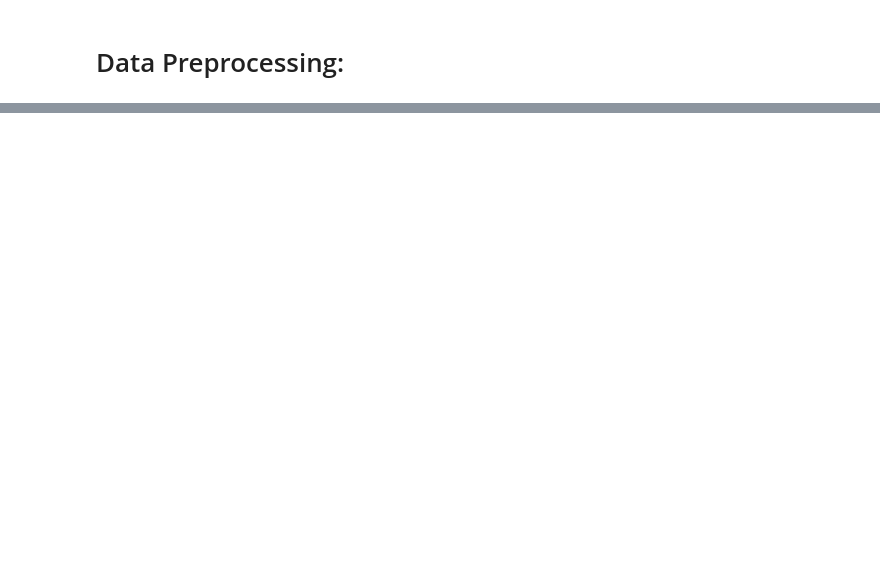
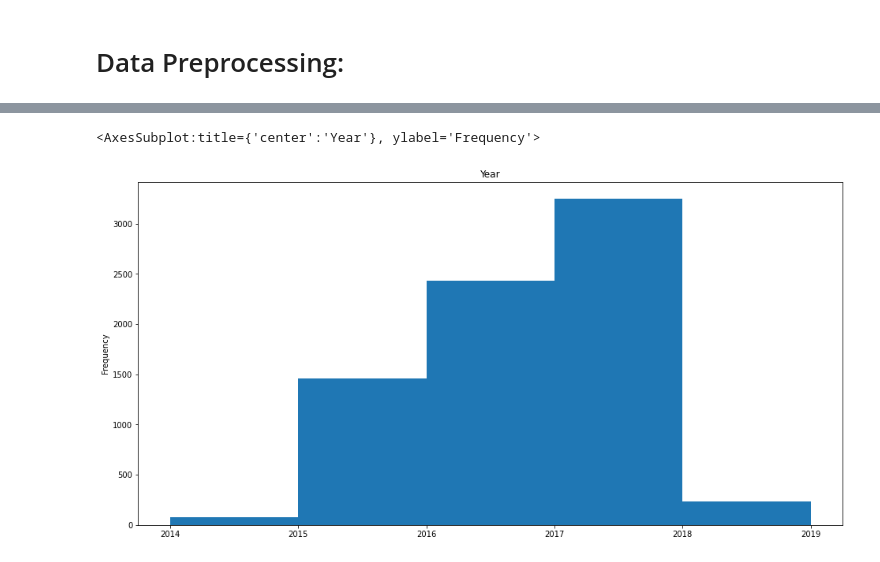
Before and after one commit to MoistRock1743/E-Sports-Data-Mining, a Jupyter notebook: Project.ipynb, the cells around one changed output, grey strips where cells are left out. Cells and saved outputs as stored; diff of their text form; code cells hidden in the pictures; blank space fills up the shorter version.

```diff
--- a/Project.ipynb
+++ b/Project.ipynb
@@ -214,0 +321,8 @@ print(df[['Address', 'bKills', 'rKills']])
+# %%
+# Displays the cleaned values of the years the matches take place as a histogram.
+plt.figure('Year', figsize=(16,8))
+plt.title('Year')
+primary_df['Year'].plot(kind='hist', bins=[2014,2015,2016,2017,2018,2019])
+# %% [output]
+<AxesSubplot:title={'center':'Year'}, ylabel='Frequency'>
+[figure, added]
```
Also changed, not shown: parts of 52 cells of this notebook.
